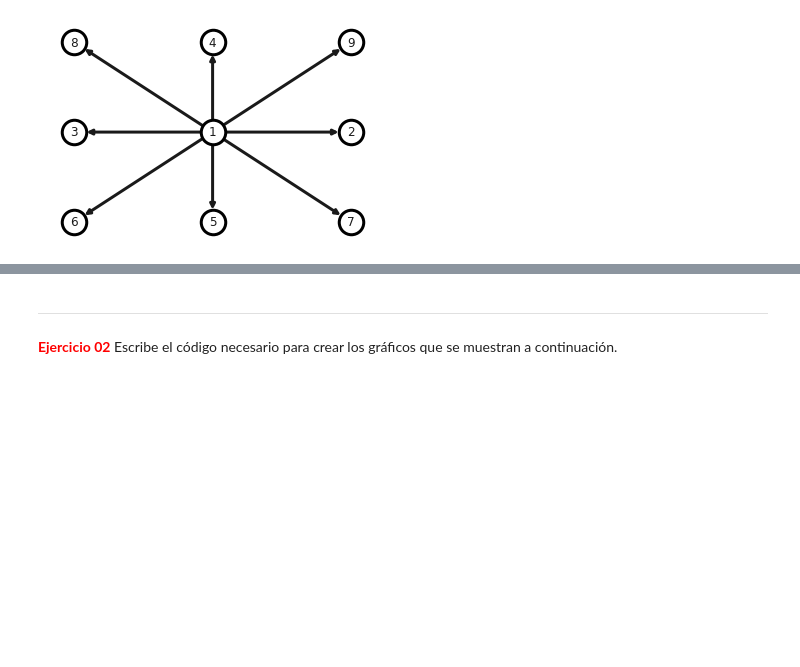
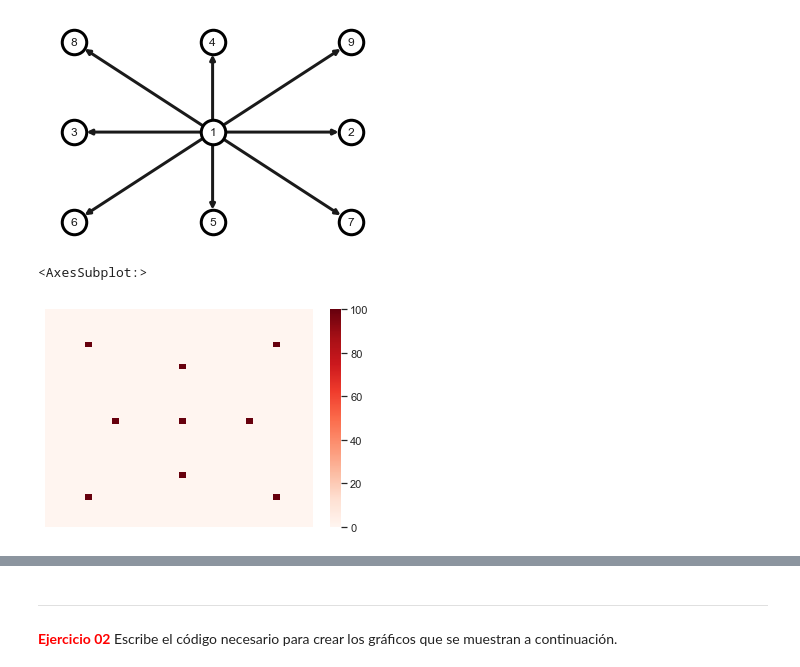
Before and after one commit to MelvinGuaygua/Python-projects, a Jupyter notebook: 10_Seaborn/Seaborn.ipynb, the cells around one changed output, grey strips where cells are left out. Drawn from its saved outputs; the diff is of its cells as text; code cells hidden in the pictures; blank space fills up the shorter version.

```diff
--- a/10_Seaborn/Seaborn.ipynb
+++ b/10_Seaborn/Seaborn.ipynb
@@ -277,5 +286,41 @@ plt.axis("off")
 plt.show()
 # %% [output]
 [figure]
+# %%
+#SUCIO
+
+N=40
+A = np.zeros([N,N])
+
+# puntos horizontales
+A[int(N/2),int(N/2+N/4)] =  100
+A[int(N/2),int(N/2-N/4)] =  100
+
+# punto central
+A[int(N/2),int(N/2)] =  100
+
+# puntos verticales
+A[int(N/2+N/4),int(N/2)] =  100
+A[int(N/2-N/4),int(N/2)] =  100
+
+# puntos oblicuos /
+A[int(N**(1/2)),int(-N**(1/2))] =  100
+A[int(-N**(1/2)),int(N**(1/2))] =  100
+
+# puntos oblicuos \
+A[int(N**(1/2)),int(N**(1/2))] =  100
+A[int(-N**(1/2)),int(-N**(1/2))] =  100
+
+# A[int(35),int(20)] =  100
+# A[int(20),int(35)] =  100
+
+sns.heatmap(A, cmap = 'Reds', yticklabels=False, xticklabels=False)
+
+
+#NO TENGO QUE HACER NADA CON LOS 8 PUNTOS
+# SOLO TENGO QUE REPRESENTAR LAS IMAGENES
+# %% [output]
+<AxesSubplot:>
+[figure, added]
 # %%
 """Esribe tu código aquí"""
```
Also changed, not shown: parts of 46 cells of this notebook, 1 other file.
